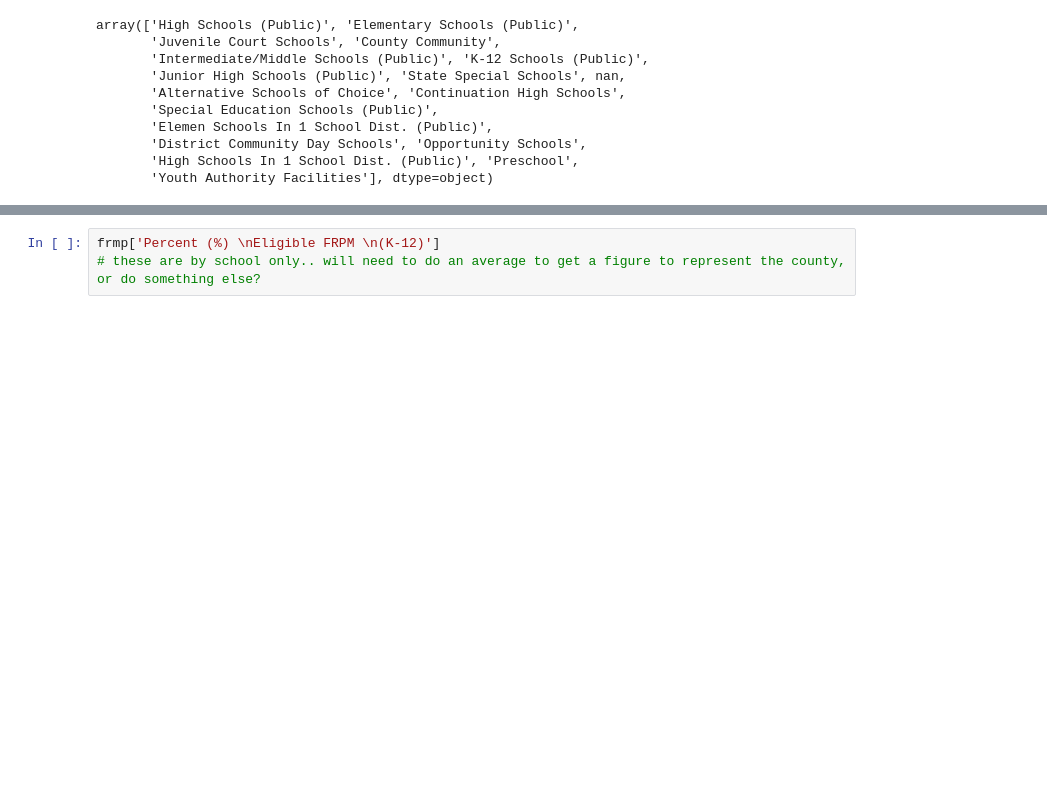
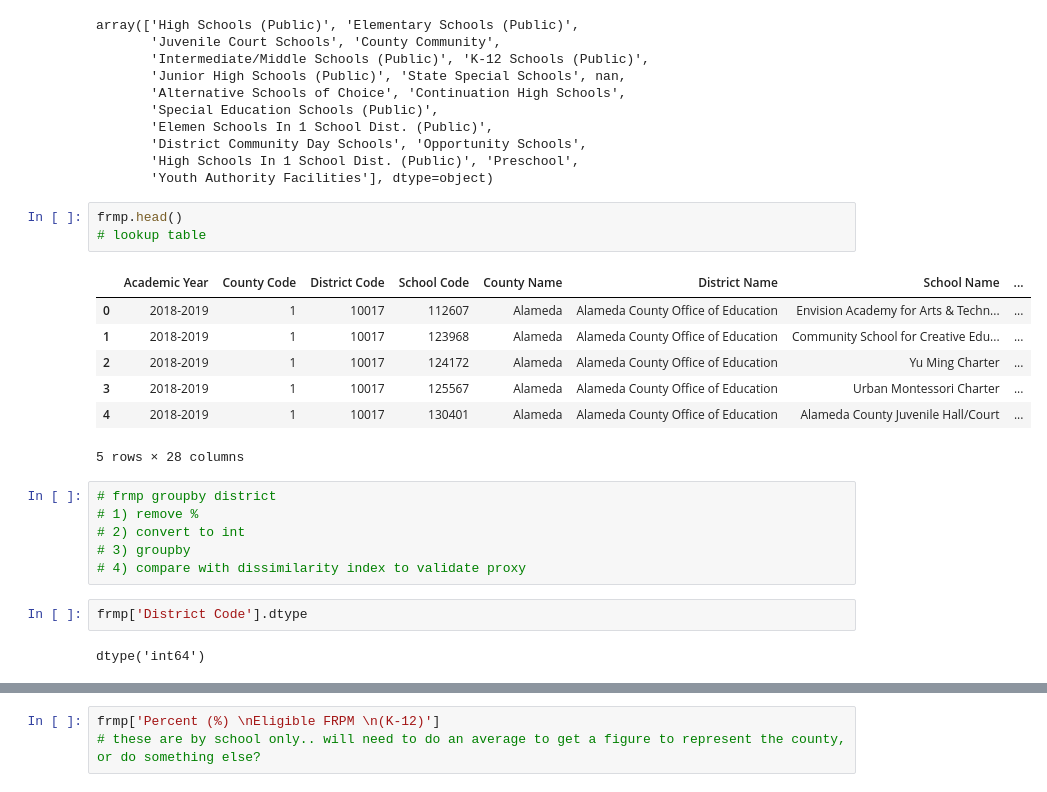
Before and after one commit to fiendskrah/finalcapstone, a Jupyter notebook: project.ipynb, the cells around one changed output, grey strips where cells are left out. Cells and saved outputs as stored; diff of their text form; blank space fills up the shorter version.

```diff
--- a/project.ipynb
+++ b/project.ipynb
@@ -256,3 +329,24 @@ array(['High Schools (Public)', 'Elementary Schools (Public)',
        'District Community Day Schools', 'Opportunity Schools',
        'High Schools In 1 School Dist. (Public)', 'Preschool',
        'Youth Authority Facilities'], dtype=object)
+# %%
+frmp.head()
+# lookup table
+# %% [output]
+|  | Academic Year | County Code | District Code | School Code | County Name | District Name | School Name | ... |
+| 0 | 2018-2019 | 1 | 10017 | 112607 | Alameda | Alameda County Office of Education | Envision Academy for Arts & Techn... | ... |
+| 1 | 2018-2019 | 1 | 10017 | 123968 | Alameda | Alameda County Office of Education | Community School for Creative Edu... | ... |
+| 2 | 2018-2019 | 1 | 10017 | 124172 | Alameda | Alameda County Office of Education | Yu Ming Charter | ... |
+| 3 | 2018-2019 | 1 | 10017 | 125567 | Alameda | Alameda County Office of Education | Urban Montessori Charter | ... |
+| 4 | 2018-2019 | 1 | 10017 | 130401 | Alameda | Alameda County Office of Education | Alameda County Juvenile Hall/Court | ... |
+5 rows × 28 columns
+# %%
+# frmp groupby district
+# 1) remove %
+# 2) convert to int
+# 3) groupby
+# 4) compare with dissimilarity index to validate proxy
+# %%
+frmp['District Code'].dtype
+# %% [output]
+dtype('int64')
```
Also changed, not shown: parts of 27 cells of this notebook, 1 other file.
